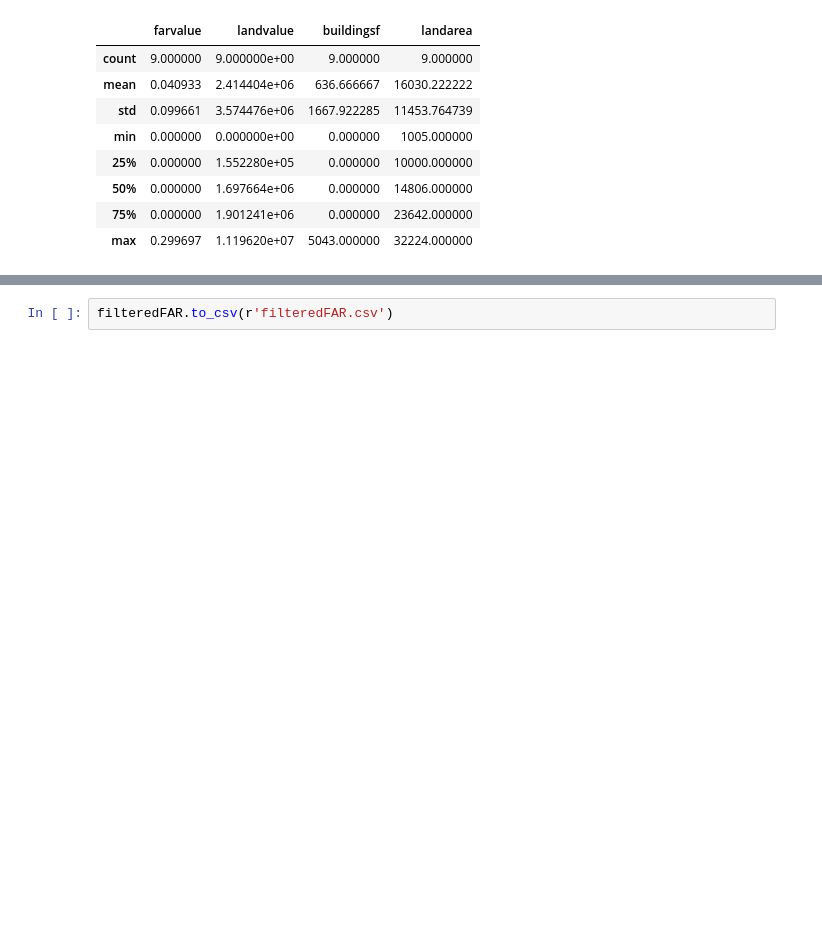
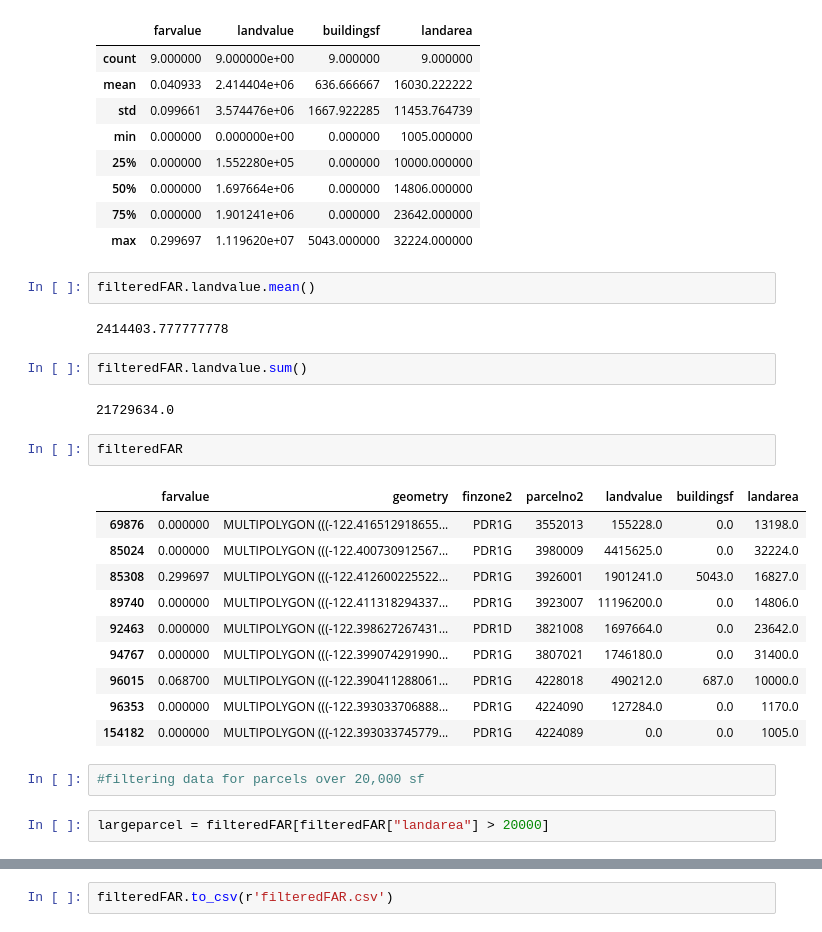
Before and after one commit to jmorgan7/PDR, a Jupyter notebook: 2_Assessordataanalysis.ipynb, the cells around one changed output, grey strips where cells are left out. Saved outputs shown, nothing was run; the diff lists cells and outputs as text; blank space fills up the shorter version.

```diff
--- a/2_Assessordataanalysis.ipynb
+++ b/2_Assessordataanalysis.ipynb
@@ -521,3 +576,28 @@ filteredFAR.describe()
 | 50% | 0.000000 | 1.697664e+06 | 0.000000 | 14806.000000 |
 | 75% | 0.000000 | 1.901241e+06 | 0.000000 | 23642.000000 |
 | max | 0.299697 | 1.119620e+07 | 5043.000000 | 32224.000000 |
+# %%
+filteredFAR.landvalue.mean()
+# %% [output]
+2414403.777777778
+# %%
+filteredFAR.landvalue.sum()
+# %% [output]
+21729634.0
+# %%
+filteredFAR
+# %% [output]
+|  | farvalue | geometry | finzone2 | parcelno2 | landvalue | buildingsf | landarea |
+| 69876 | 0.000000 | MULTIPOLYGON (((-122.416512918655... | PDR1G | 3552013 | 155228.0 | 0.0 | 13198.0 |
+| 85024 | 0.000000 | MULTIPOLYGON (((-122.400730912567... | PDR1G | 3980009 | 4415625.0 | 0.0 | 32224.0 |
+| 85308 | 0.299697 | MULTIPOLYGON (((-122.412600225522... | PDR1G | 3926001 | 1901241.0 | 5043.0 | 16827.0 |
+| 89740 | 0.000000 | MULTIPOLYGON (((-122.411318294337... | PDR1G | 3923007 | 11196200.0 | 0.0 | 14806.0 |
+| 92463 | 0.000000 | MULTIPOLYGON (((-122.398627267431... | PDR1D | 3821008 | 1697664.0 | 0.0 | 23642.0 |
+| 94767 | 0.000000 | MULTIPOLYGON (((-122.399074291990... | PDR1G | 3807021 | 1746180.0 | 0.0 | 31400.0 |
+| 96015 | 0.068700 | MULTIPOLYGON (((-122.390411288061... | PDR1G | 4228018 | 490212.0 | 687.0 | 10000.0 |
+| 96353 | 0.000000 | MULTIPOLYGON (((-122.393033706888... | PDR1G | 4224090 | 127284.0 | 0.0 | 1170.0 |
+| 154182 | 0.000000 | MULTIPOLYGON (((-122.393033745779... | PDR1G | 4224089 | 0.0 | 0.0 | 1005.0 |
+# %%
+#filtering data for parcels over 20,000 sf
+# %%
+largeparcel = filteredFAR[filteredFAR["landarea"] > 20000]
```
Also changed, not shown: parts of 24 cells of this notebook.
